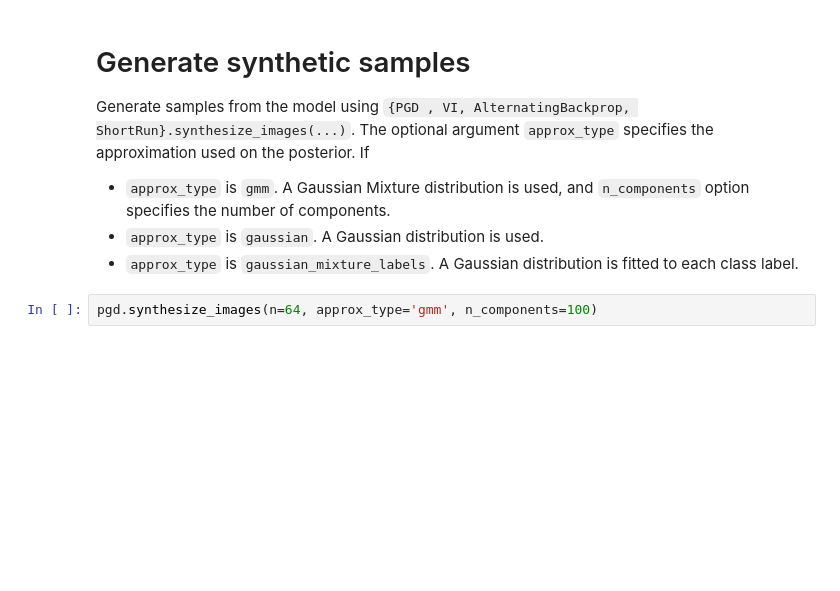
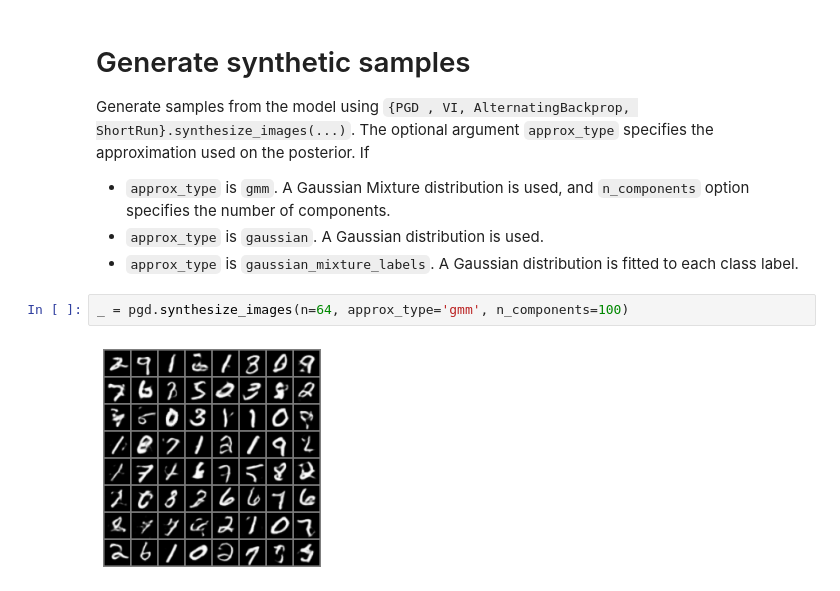
Before and after one commit to juankuntz/ParEM, a Jupyter notebook: torch/notebooks/MNIST.ipynb, the cells around one changed output. Cells and saved outputs as stored; diff of their text form; blank space fills up the shorter version.

```diff
--- a/torch/notebooks/MNIST.ipynb
+++ b/torch/notebooks/MNIST.ipynb
@@ -135,4 +185,6 @@ Generate samples from the model using `{PGD , VI, AlternatingBackprop, ShortRun}
 * `approx_type` is `gaussian`. A Gaussian distribution is used.
 * `approx_type` is `gaussian_mixture_labels`. A Gaussian distribution is fitted to each class label.
 # %%
-pgd.synthesize_images(n=64, approx_type='gmm', n_components=100)
+_ = pgd.synthesize_images(n=64, approx_type='gmm', n_components=100)
+# %% [output]
+[figure, added]
```
Also changed, not shown: parts of 5 cells of this notebook.
